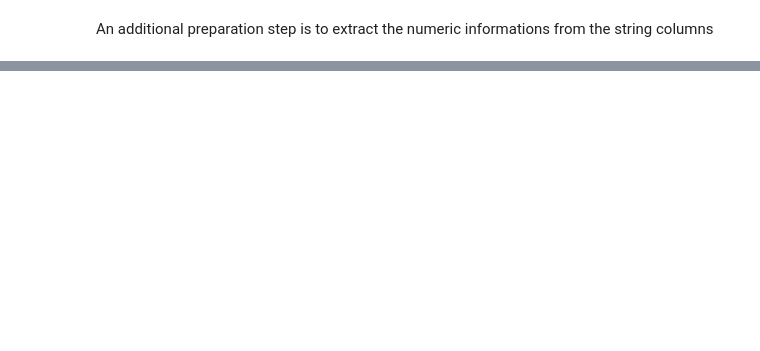
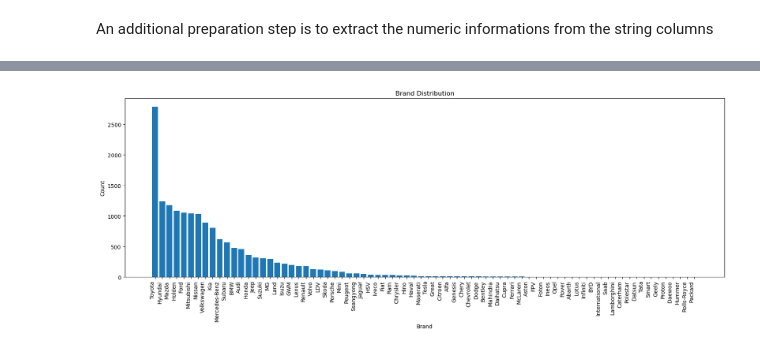
Before and after one commit to izsom/BusinessIntelligence, a Jupyter notebook: Sub3/data_check.ipynb, the cells around one changed output, grey strips where cells are left out. Drawn from its saved outputs; the diff is of its cells as text; code cells hidden in the pictures; blank space fills up the shorter version.

```diff
--- a/Sub3/data_check.ipynb
+++ b/Sub3/data_check.ipynb
@@ -189,0 +291,11 @@ The Engine and the CylindersinEngine columns are after the transformation identi
+# %%
+plt.figure(figsize=(20, 6))
+brand_counts = df['Brand'].value_counts()
+plt.bar(brand_counts.index, brand_counts)
+plt.title('Brand Distribution')
+plt.xlabel('Brand')
+plt.ylabel('Count')
+plt.xticks(rotation=90, ha='right')
+plt.show()
+# %% [output]
+[figure, added]
```
Also changed, not shown: parts of 31 cells of this notebook, 3 other files.
